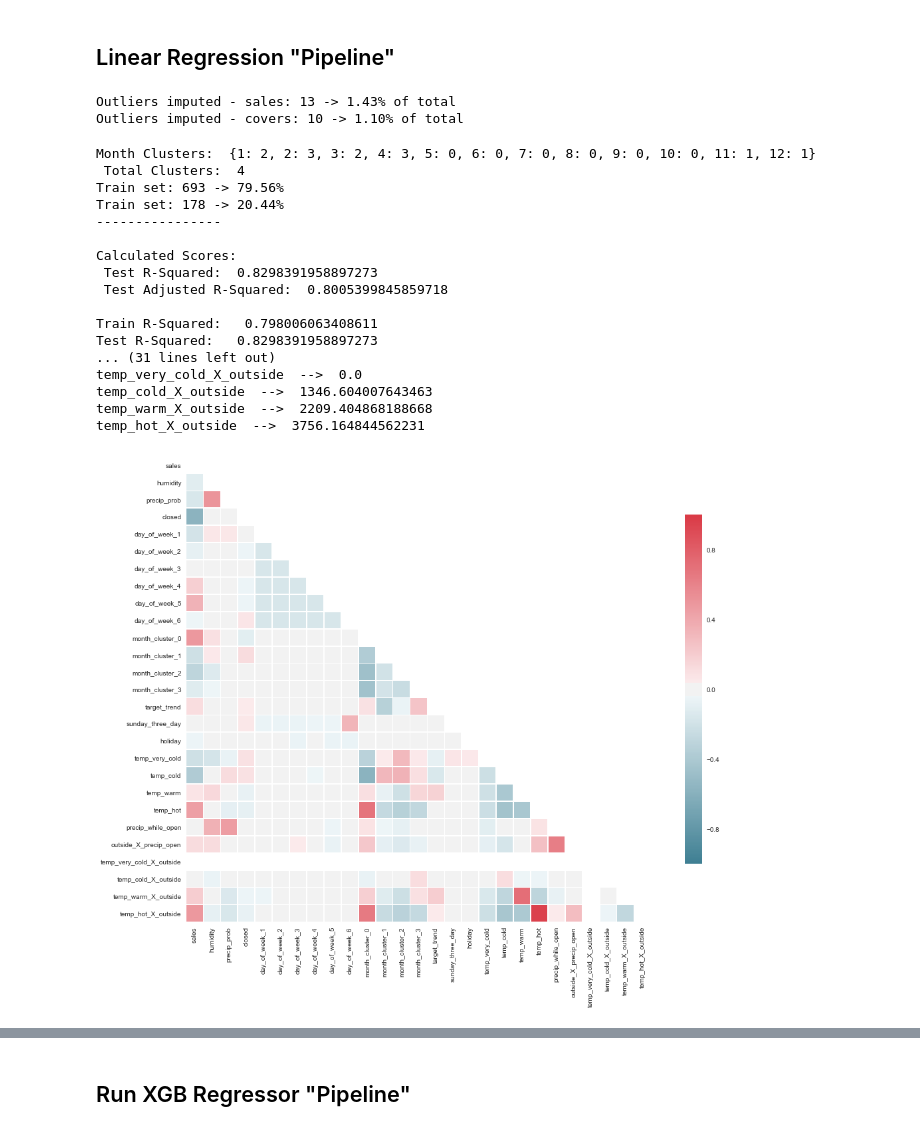
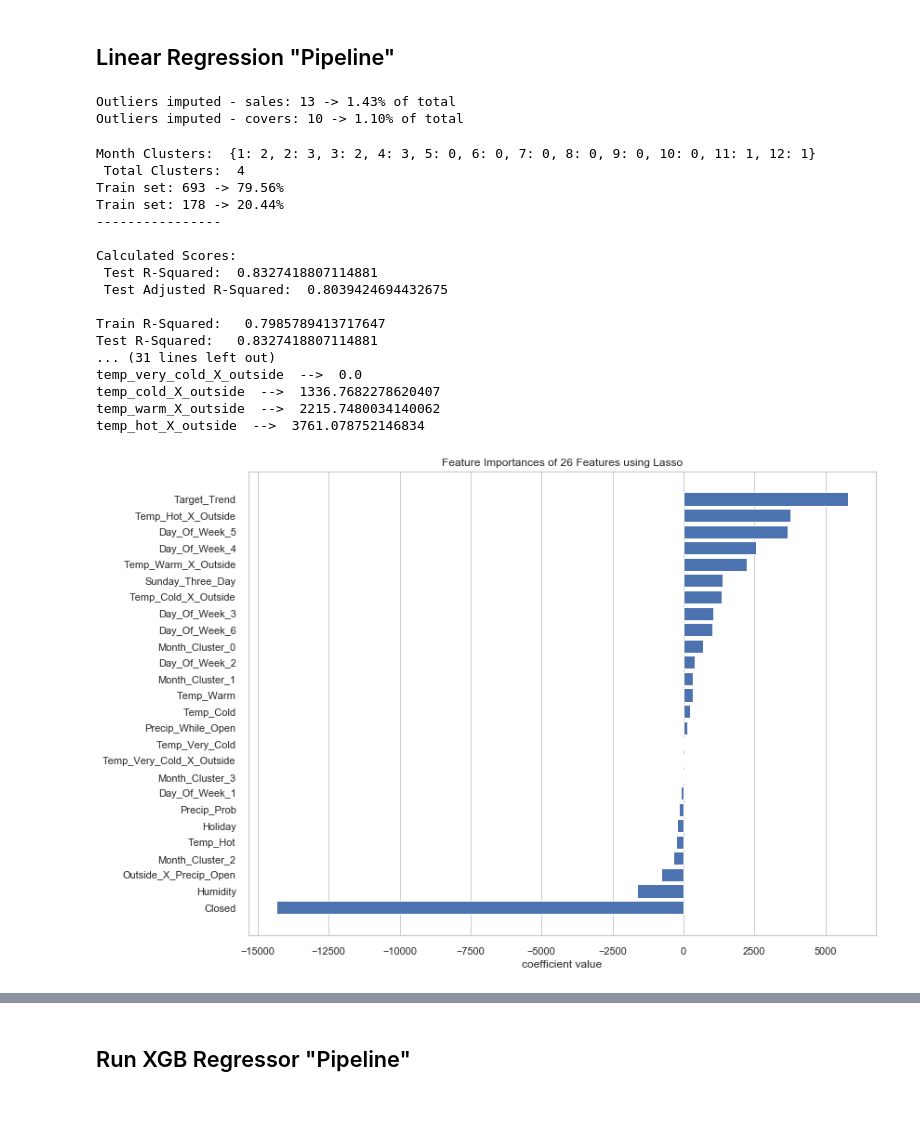
Before and after one commit to maks-p/restaurant_sales_forecasting, a Jupyter notebook: final_model.ipynb, the cells around one changed output, grey strips where cells are left out. Drawn from its saved outputs; the diff is of its cells as text; code cells hidden in the pictures.

Commit message:
Cleaned Up Notebook

```diff
--- a/final_model.ipynb
+++ b/final_model.ipynb
@@ -71,4 +73,4 @@ weather_csv_file = f'csv/weather_{start_date}_to_{end_date}.csv'
 current_file = 'csv/rest_1_daily_sales.csv'
 
 # Weather File
-weather_csv_file = f'csv/weather_{start_date}_to_{end_date}.csv'
+weather_csv_file = f'csv/weather_{w_start}_to_{w_end}.csv'
@@ -177,4 +214,7 @@ class importMerge:
         # Merge sales and weather csv
         df = pd.merge(df, weather_df_csv, how='left', on='date')
 
+        # Download to CSV
+        df.to_csv(f'csv/rest_1_sales_weather_merged_through_{end_date}.csv')
+
         return df
@@ -180,0 +256,13 @@ class importMerge:
+# %%
+def pre_engineering_eda(current_file, weather_csv_file):
+
+    # Import & Merge Weather & Sales CSV Files
+    obj = importMerge(current_file, weather_csv_file)
+    df = obj.import_clean_merge()
+
+    corr_plots(df)
+    corr_map(df)
+
+    return df
+
+df = pre_engineering_eda(sales_data, weather_csv_file)
@@ -458,0 +526,19 @@ def corr_chart(df):
+# %%
+def post_engineering_eda(current_file, weather_csv_file, pre_pipe, post_pipe):
+
+    # Import & Merge Weather & Sales CSV Files
+    obj = importMerge(current_file, weather_csv_file)
+    df = obj.import_clean_merge()
+
+    # Pre Processing Pipeline
+    df = pre_pipe.fit_transform(df)
+
+    # Feature Engineering Pipeline
+    df = post_pipe.fit_transform(df)
+
+    corr_plots(df)
+    corr_map(df)
+
+    return df
+
+df = post_engineering_eda(sales_data, weather_csv_file, pre_pipe, post_pipe)
@@ -577,40 +679,40 @@ def run_linear(current_file, weather_csv_file, pre_pipe, post_pipe):
     # Test Train Split
     X_train, X_test, y_train, y_test = train_test_split(X, y, train_date_start, train_date_end)
 
     # Fit a Lasso Regression Model
     lassoReg = Lasso(fit_intercept=True, alpha=1)
     lasso_rgr = lassoReg.fit(X_train,y_train)
 
     # Run Regression Scoring Helper Function
     pred_df = model_score(lasso_rgr, X_train, y_train, X_test, y_test, X, y)
 
-    # Get Correlation Matrix
-    corr_chart(df)
+     # Feature Importance Chart
+    feature_importance(lasso_rgr, X_train, y_train)
 
     # Residual Chart
     residual_plot(lasso_rgr, X_train, y_train, X_test, y_test)
 
     return pred_df, y_test, X_train
 
 pred_df, y_test, X_train = run_linear(sales_data, weather_csv_file, pre_pipe, post_pipe)
 # %% [output]
 Outliers imputed - sales: 13 -> 1.43% of total
 Outliers imputed - covers: 10 -> 1.10% of total
 Month Clusters:  {1: 2, 2: 3, 3: 2, 4: 3, 5: 0, 6: 0, 7: 0, 8: 0, 9: 0, 10: 0, 11: 1, 12: 1}
  Total Clusters:  4
 Train set: 693 -> 79.56%
 Train set: 178 -> 20.44%
 ----------------
 
 Calculated Scores:
- Test R-Squared:  0.8298391958897273
- Test Adjusted R-Squared:  0.8005399845859718
+ Test R-Squared:  0.8327418807114881
+ Test Adjusted R-Squared:  0.8039424694432675
 
-Train R-Squared:   0.798006063408611
-Test R-Squared:   0.8298391958897273
+Train R-Squared:   0.7985789413717647
+Test R-Squared:   0.8327418807114881
 ... (31 lines left out)
 temp_very_cold_X_outside  -->  0.0
-temp_cold_X_outside  -->  1346.604007643463
-temp_warm_X_outside  -->  2209.404868188668
-temp_hot_X_outside  -->  3756.164844562231
+temp_cold_X_outside  -->  1336.7682278620407
+temp_warm_X_outside  -->  2215.7480034140062
+temp_hot_X_outside  -->  3761.078752146834
-[figure, old version]
+[figure, new version]
```
Also changed, not shown: parts of 27 cells of this notebook, 4 other files.
